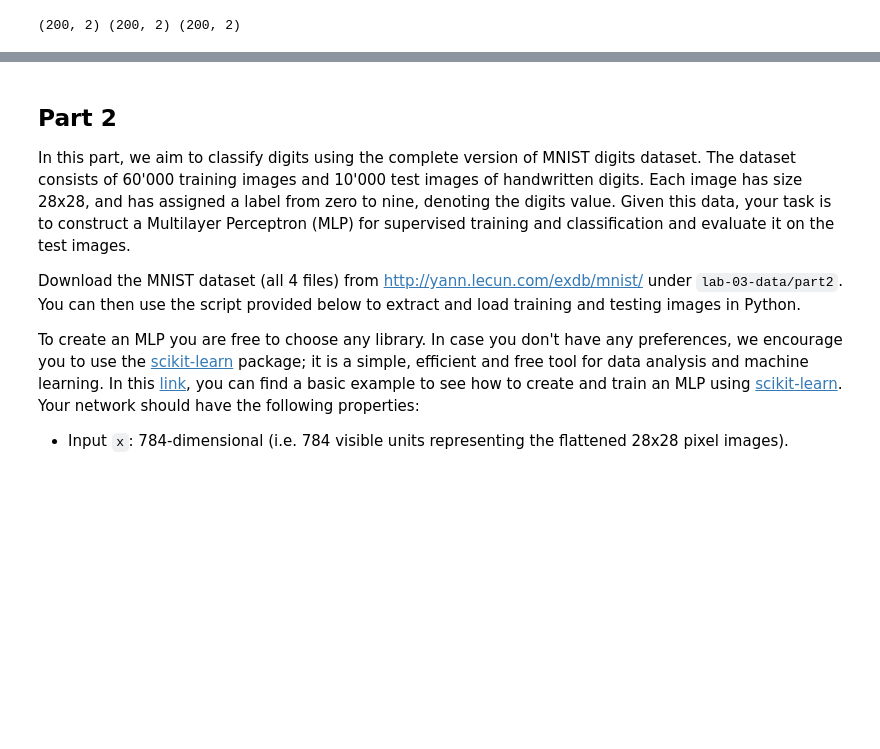
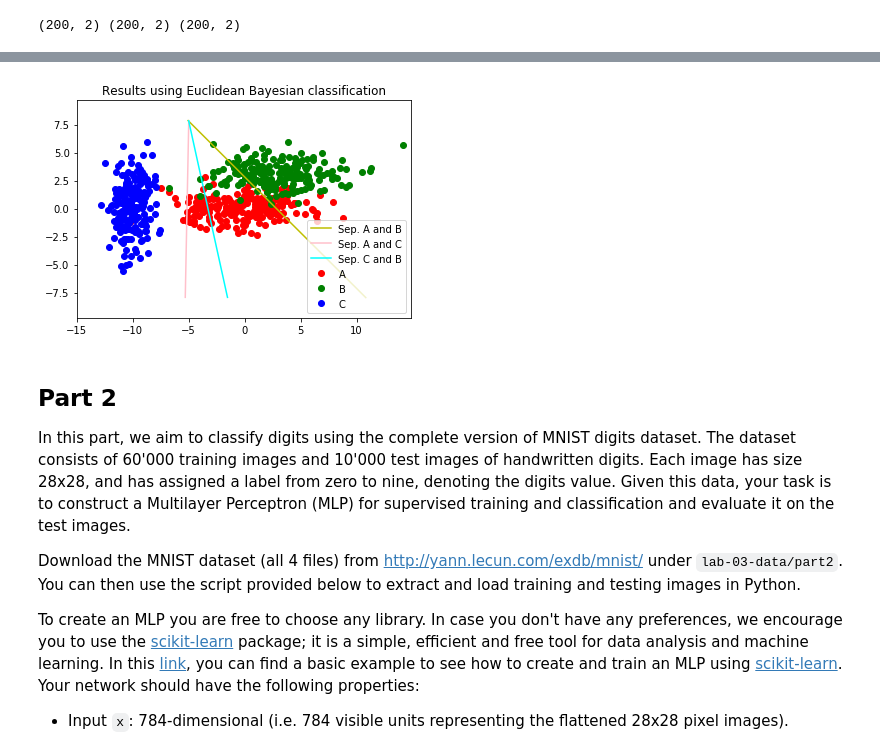
Before and after one commit to meierkilian/iapr2020_gkj, a Jupyter notebook: labs/lab_03_classification.ipynb, the cells around one changed output, grey strips where cells are left out. Saved outputs shown, nothing was run; the diff lists cells and outputs as text; code cells hidden in the pictures; blank space fills up the shorter version.

```diff
--- a/labs/lab_03_classification.ipynb
+++ b/labs/lab_03_classification.ipynb
@@ -73,3 +238,7 @@ For classes `a` and `b`, give the expression of the Mahalanobis distance used to
+# %%
+computeSepFunc(a,b,c,method="Euclidean")
+# %% [output]
+[figure, added]
 # %% [markdown]
 ## Part 2
 In this part, we aim to classify digits using the complete version of MNIST digits dataset.
```
Also changed, not shown: parts of 13 cells of this notebook, 1 other file.
